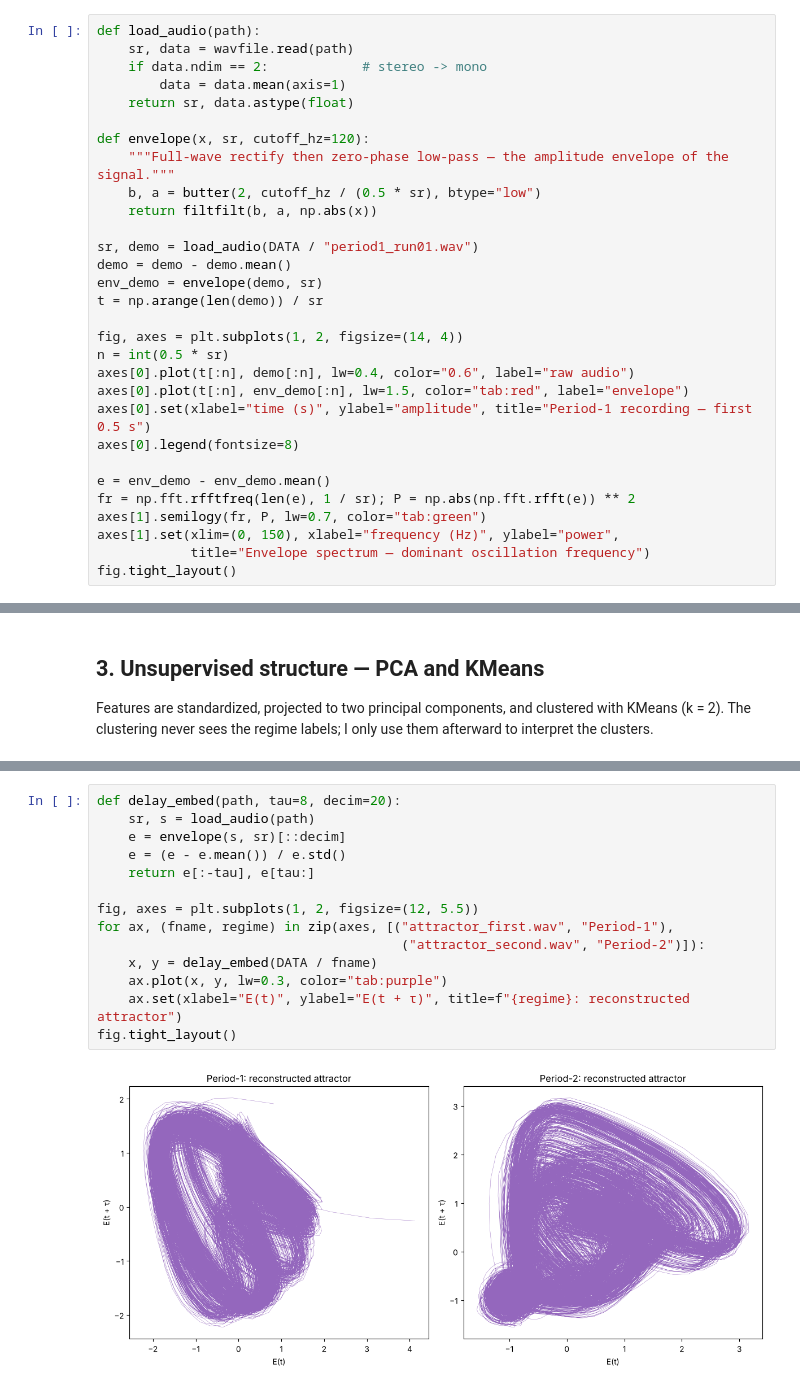
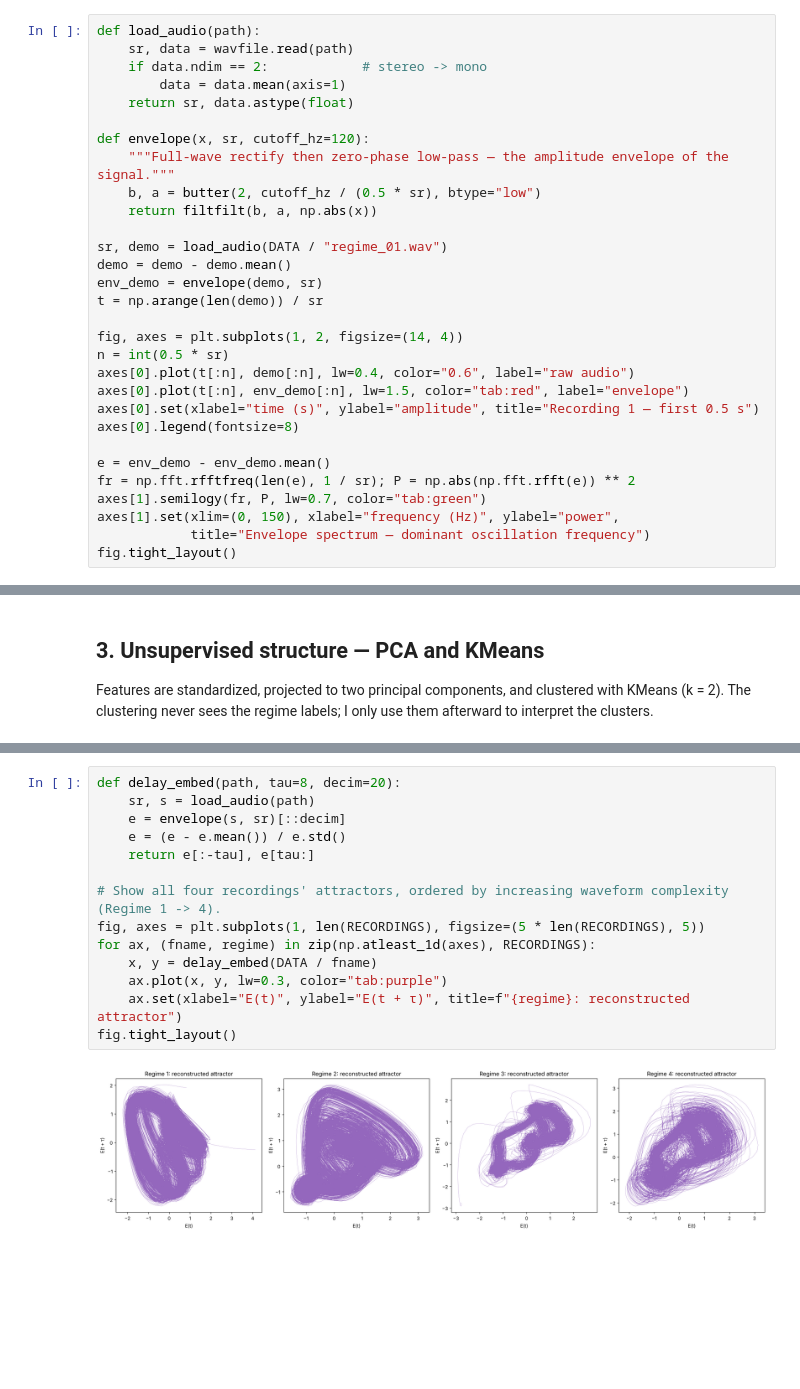
Before and after one commit to kvnjnr31/Opto-Electronic-Chaos, a Jupyter notebook: notebooks/optoelectronic_dynamics.ipynb, the cells around one changed output, grey strips where cells are left out. Cells and saved outputs as stored; diff of their text form; blank space fills up the shorter version.

```diff
--- a/notebooks/optoelectronic_dynamics.ipynb
+++ b/notebooks/optoelectronic_dynamics.ipynb
@@ -64,7 +64,7 @@ def envelope(x, sr, cutoff_hz=120):
     b, a = butter(2, cutoff_hz / (0.5 * sr), btype="low")
     return filtfilt(b, a, np.abs(x))
 
-sr, demo = load_audio(DATA / "period1_run01.wav")
+sr, demo = load_audio(DATA / "regime_01.wav")
 demo = demo - demo.mean()
 env_demo = envelope(demo, sr)
 t = np.arange(len(demo)) / sr
@@ -73,7 +73,7 @@ fig, axes = plt.subplots(1, 2, figsize=(14, 4))
 n = int(0.5 * sr)
 axes[0].plot(t[:n], demo[:n], lw=0.4, color="0.6", label="raw audio")
 axes[0].plot(t[:n], env_demo[:n], lw=1.5, color="tab:red", label="envelope")
-axes[0].set(xlabel="time (s)", ylabel="amplitude", title="Period-1 recording — first 0.5 s")
+axes[0].set(xlabel="time (s)", ylabel="amplitude", title="Recording 1 — first 0.5 s")
 axes[0].legend(fontsize=8)
 
 e = env_demo - env_demo.mean()
@@ -203,17 +217,17 @@ period-doubling shows up as extra loops.
 # %%
 def delay_embed(path, tau=8, decim=20):
     sr, s = load_audio(path)
     e = envelope(s, sr)[::decim]
     e = (e - e.mean()) / e.std()
     return e[:-tau], e[tau:]
 
-fig, axes = plt.subplots(1, 2, figsize=(12, 5.5))
-for ax, (fname, regime) in zip(axes, [("attractor_first.wav", "Period-1"),
-                                       ("attractor_second.wav", "Period-2")]):
+# Show all four recordings' attractors, ordered by increasing waveform complexity (Regime 1 -> 4).
+fig, axes = plt.subplots(1, len(RECORDINGS), figsize=(5 * len(RECORDINGS), 5))
+for ax, (fname, regime) in zip(np.atleast_1d(axes), RECORDINGS):
     x, y = delay_embed(DATA / fname)
     ax.plot(x, y, lw=0.3, color="tab:purple")
     ax.set(xlabel="E(t)", ylabel="E(t + τ)", title=f"{regime}: reconstructed attractor")
 fig.tight_layout()
 # %% [output]
-[figure, old version]
+[figure, new version]
 # %% [markdown]
```
Also changed, not shown: parts of 11 cells of this notebook.
